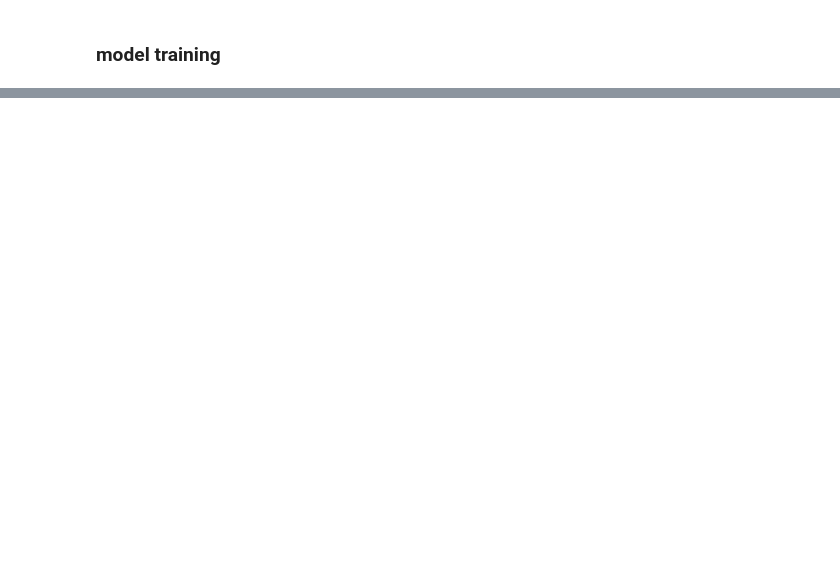
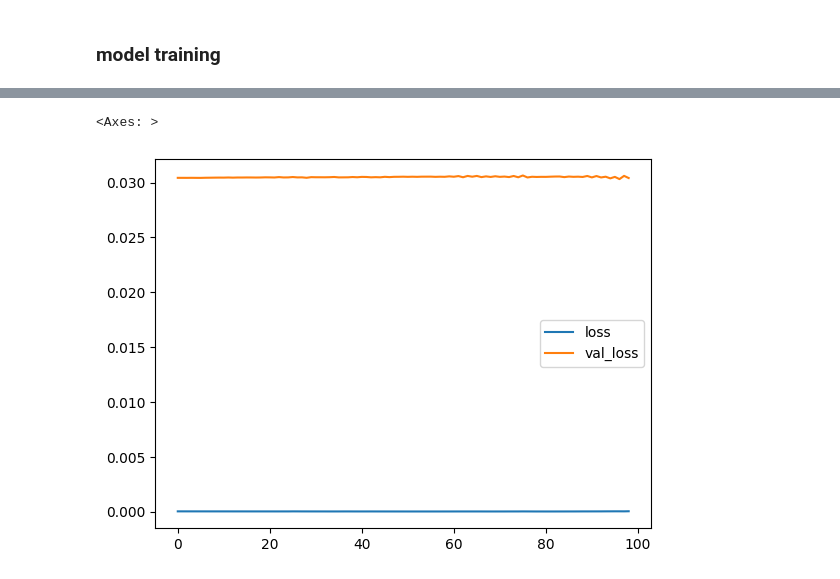
Before and after one commit to LittleTiger888/Object_Detection, a Jupyter notebook: 02_Object_Detection.ipynb, the cells around one changed output, grey strips where cells are left out. Saved outputs shown, nothing was run; the diff lists cells and outputs as text; code cells hidden in the pictures; blank space fills up the shorter version.

```diff
--- a/02_Object_Detection.ipynb
+++ b/02_Object_Detection.ipynb
@@ -53,0 +37,2 @@ image_path
+# %%
+image_path = list(df['filepath'].apply(lambda x: getFilename(x, 'Data/images'))) # ./images is the folder name where image are present
@@ -128,8 +153,21 @@ labels = df.iloc[:,1:].values
 # %%
-data = []
-output = []
+from sklearn.model_selection import train_test_split
+from tensorflow.keras.preprocessing.image import load_img, img_to_array
+from os.path import exists
+
+labels = df.iloc[:,1:].values
+data= []
+output= []
 for ind in range(len(image_path)):
     image = image_path[ind]
+    print("path of the image", image)
+    file_exists = exists(image)
+    if file_exists:
+        print('File Exists in the path')
+    else:
+        print('file doesnot exists in the path')
+
+
     img_arr = cv2.imread(image)
     h,w,d = img_arr.shape
     # prepprocesing
@@ -164,19 +267,19 @@ from tensorflow.keras.layers import Dense, Dropout, Flatten, Input
 from tensorflow.keras.models import Model
 import tensorflow as tf
 # %%
-inception_resnet = InceptionResNetV2(weights="imagenet",include_top=False,
+inception_resnet = InceptionV3(weights="imagenet",include_top=False,
                                      input_tensor=Input(shape=(224,224,3)))
 inception_resnet.trainable=False
 # ---------------------
 headmodel = inception_resnet.output
 headmodel = Flatten()(headmodel)
-headmodel = Dense(500,activation="relu")(headmodel)
-headmodel = Dense(250,activation="relu")(headmodel)
+# headmodel = Dense(500,activation="relu")(headmodel)
+headmodel = Dense(64,activation="relu")(headmodel)
 headmodel = Dense(4,activation='sigmoid')(headmodel)
 # ---------- model
 model = Model(inputs=inception_resnet.input,outputs=headmodel)
 # %%
 # complie model
-model.compile(loss='mse',optimizer=tf.keras.optimizers.Adam(learning_rate=1e-4))
+model.compile(loss='mean_squared_error',optimizer=tf.keras.optimizers.Adam(learning_rate=1e-6))
 model.summary()
 # %% [output]
@@ -253,3 +355,8 @@ Epoch 200/200
 # model.save('./models/object_detection.h5')
 
 model.save('./models/object_detection.keras')
+# %%
+pd.DataFrame(history.history).plot(kind='line')
+# %% [output]
+<Axes: >
+[figure, added]
```
Also changed, not shown: parts of 15 cells of this notebook, 9 other files.
